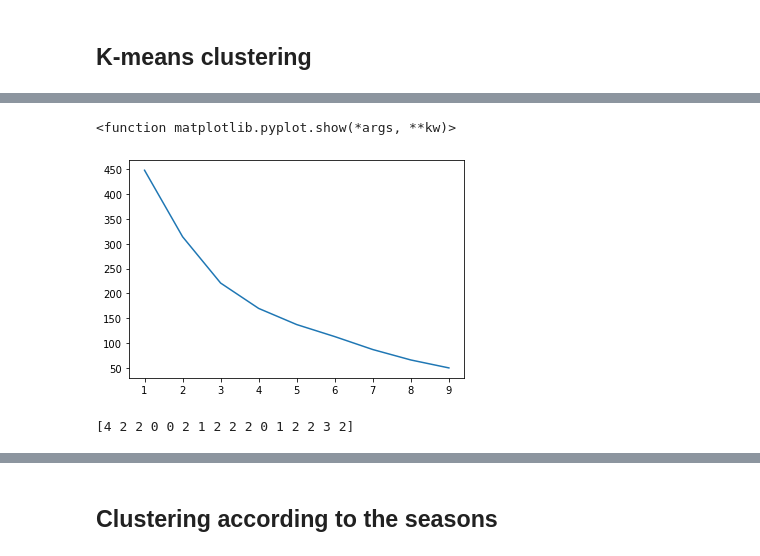
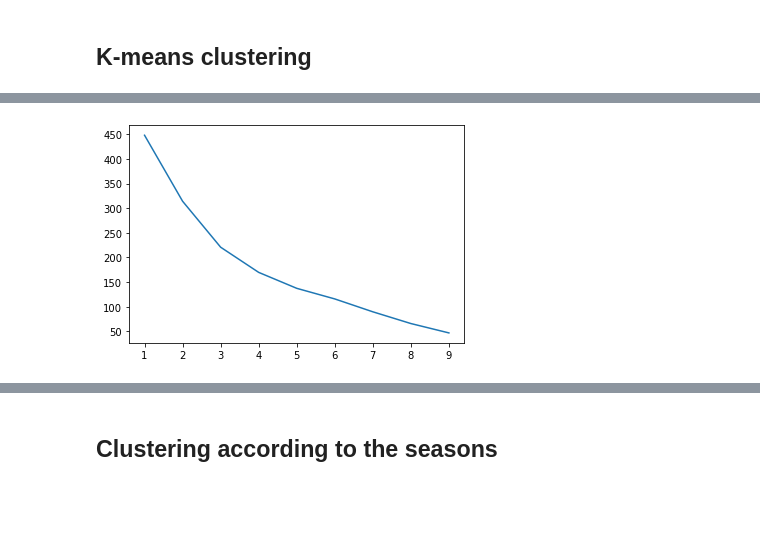
Before and after one commit to amaurylancelin/Datathon, a Jupyter notebook: Code par Pax/Adri/climate_data_clustering.ipynb, the cells around one changed output, grey strips where cells are left out. Saved outputs shown, nothing was run; the diff lists cells and outputs as text; code cells hidden in the pictures; blank space fills up the shorter version.

```diff
--- a/Code par Pax/Adri/climate_data_clustering.ipynb
+++ b/Code par Pax/Adri/climate_data_clustering.ipynb
@@ -83,0 +124,7 @@ print(mean_mean_arr)
+# %%
+state_init = "Andhra_Pradesh"
+df_init = init_df(state_init)
+
+mean_mean_arr, mean_var_arr, var_mean_arr, var_var_arr = init_arrays(df_init)
+
+print(mean_mean_arr, mean_var_arr, var_mean_arr, var_var_arr)
@@ -84,33 +137,2 @@ print(mean_mean_arr)
 # %% [markdown]
 Now I work on all the states
-# %%
-states_names = ['Andhra_Pradesh', 'Bihar', 'Chhattisgarh', 'Gujarat', 'Haryana', 'Jharkhand', 'Karnataka', 'Madhya', 'Maharashtra', 'Odisha', 'Rajasthan', 'Tamil_Nadu', 'Telangana','Uttar_Pradesh', 'Uttarakhand', 'West_Bengal']
-
-for state in states_names :
-    if state != 'Andhra_Pradesh' :
-        ds_state = xr.open_dataset(f'../../Data/ClimateData/{state}.nc')
-        df_state = ds_state.to_dataframe()
-        df_state.reset_index(inplace=True)
-        df_state = df_state.drop(columns = ['longitude', 'latitude'])
-
-        #mean_arr = np.concatenate((mean_arr, df_state.mean().to_numpy().reshape(1,7)), axis=0)
-        #var_arr = np.concatenate((var_arr, df_state.var().to_numpy().reshape(1,7)), axis=0)
-
-        df_state['time'] = df_state['time'].astype('datetime64')
-        df_state['ssr'] = df_state['ssr']*1e-7
-
-        mean_years_state = df_state.groupby(df_state.time.dt.to_period("Y")).mean()
-        var_years_state = df_state.groupby(df_state.time.dt.to_period("Y")).var()
-
-        mean_mean_arr = np.concatenate((mean_mean_arr, mean_years_state.mean().to_numpy().reshape(1,7)), axis=0)
-        mean_var_arr = np.concatenate((mean_var_arr, var_years_state.mean().to_numpy().reshape(1,7)), axis=0)
-        var_mean_arr = np.concatenate((var_mean_arr, mean_years_state.var().to_numpy().reshape(1,7)), axis=0)
-        var_var_arr = np.concatenate((var_var_arr, var_years_state.var().to_numpy().reshape(1,7)), axis=0)
-
-tot_arr = np.concatenate((mean_mean_arr, mean_var_arr, var_mean_arr, var_var_arr), axis=1)
-tot_df = pd.DataFrame(tot_arr) #,columns=cols
-print(tot_df)
-
-#tot_arr = np.concatenate((mean_arr, var_arr), axis=1)
-#tot_df = pd.DataFrame(tot_arr) #,columns=cols
-#tot_df
@@ -159,0 +139,5 @@ tot_df
+# %%
+states_names = ['Andhra_Pradesh', 'Bihar', 'Chhattisgarh', 'Gujarat', 'Haryana', 'Jharkhand', 'Karnataka', 'Madhya', 'Maharashtra', 'Odisha', 'Rajasthan', 'Tamil_Nadu', 'Telangana','Uttar_Pradesh', 'Uttarakhand', 'West_Bengal']
+
+tot_df = total_dataframe(states_names, state_init, mean_mean_arr, mean_var_arr, var_mean_arr, var_var_arr, season=0)
+tot_df.head()
@@ -192,18 +160,8 @@ full_data
-# %%
-losses = []
-X = [1,2,3,4,5,6,7,8,9]
-for i in range(1,10) :
-    kmeans = KMeans(n_clusters=i).fit(full_data)
-    kmeans_loss = kmeans.inertia_
-    losses.append(kmeans_loss)
-plt.plot(X,losses)
-plt.show
-# %% [output]
-<function matplotlib.pyplot.show(*args, **kw)>
-[figure, removed]
+# %%
+elbow(full_data)
+# %% [output]
+[figure, added]
 # %%
 kmeans = KMeans(n_clusters=5).fit(full_data)
 kmeans_labels = kmeans.labels_
-print(kmeans_labels)
+tot_df.insert(1,'cluster',kmeans_labels)
-# %% [output]
-[4 2 2 0 0 2 1 2 2 2 0 1 2 2 3 2]
```
Also changed, not shown: parts of 38 cells of this notebook, 1 other file.
